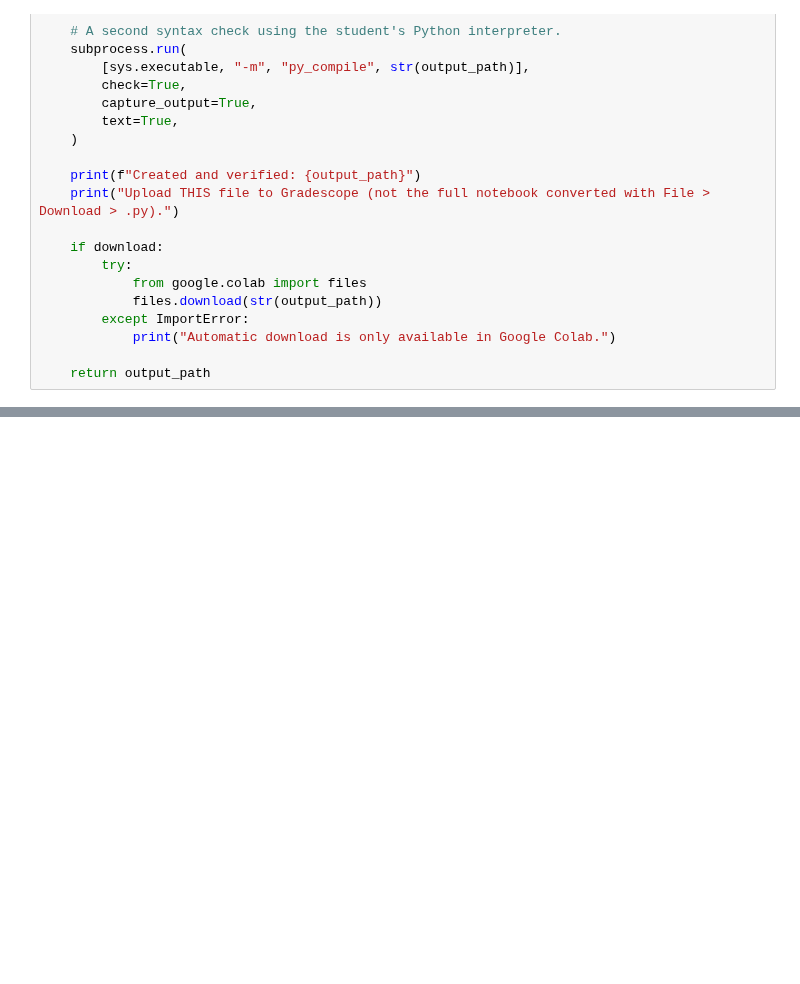
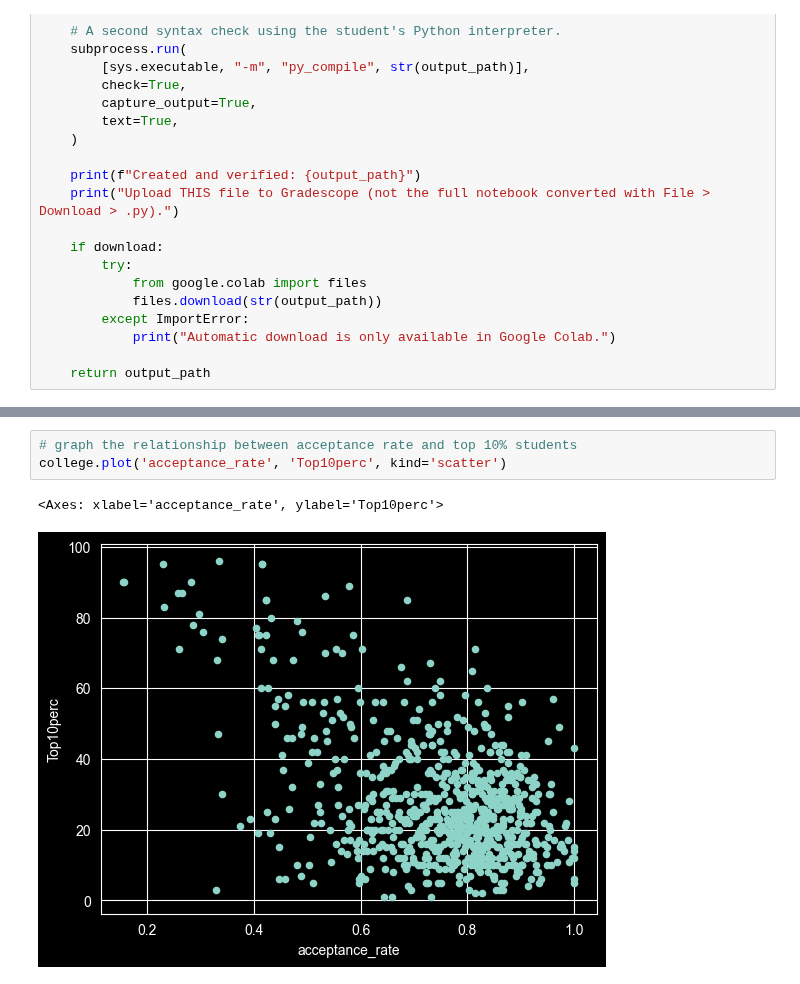
Before and after one commit to fuadh246/ese-5410, a Jupyter notebook: homework/project_1/project1_student.ipynb, the cells around one changed output, grey strips where cells are left out. Saved outputs shown, nothing was run; the diff lists cells and outputs as text; blank space fills up the shorter version.

```diff
--- a/homework/project_1/project1_student.ipynb
+++ b/homework/project_1/project1_student.ipynb
@@ -536,0 +726,6 @@ import pandas as pd
+# %%
+# graph the relationship between acceptance rate and top 10% students
+college.plot('acceptance_rate', 'Top10perc', kind='scatter')
+# %% [output]
+<Axes: xlabel='acceptance_rate', ylabel='Top10perc'>
+[figure, added]
```
Also changed, not shown: parts of 38 cells of this notebook, 27 other files.
